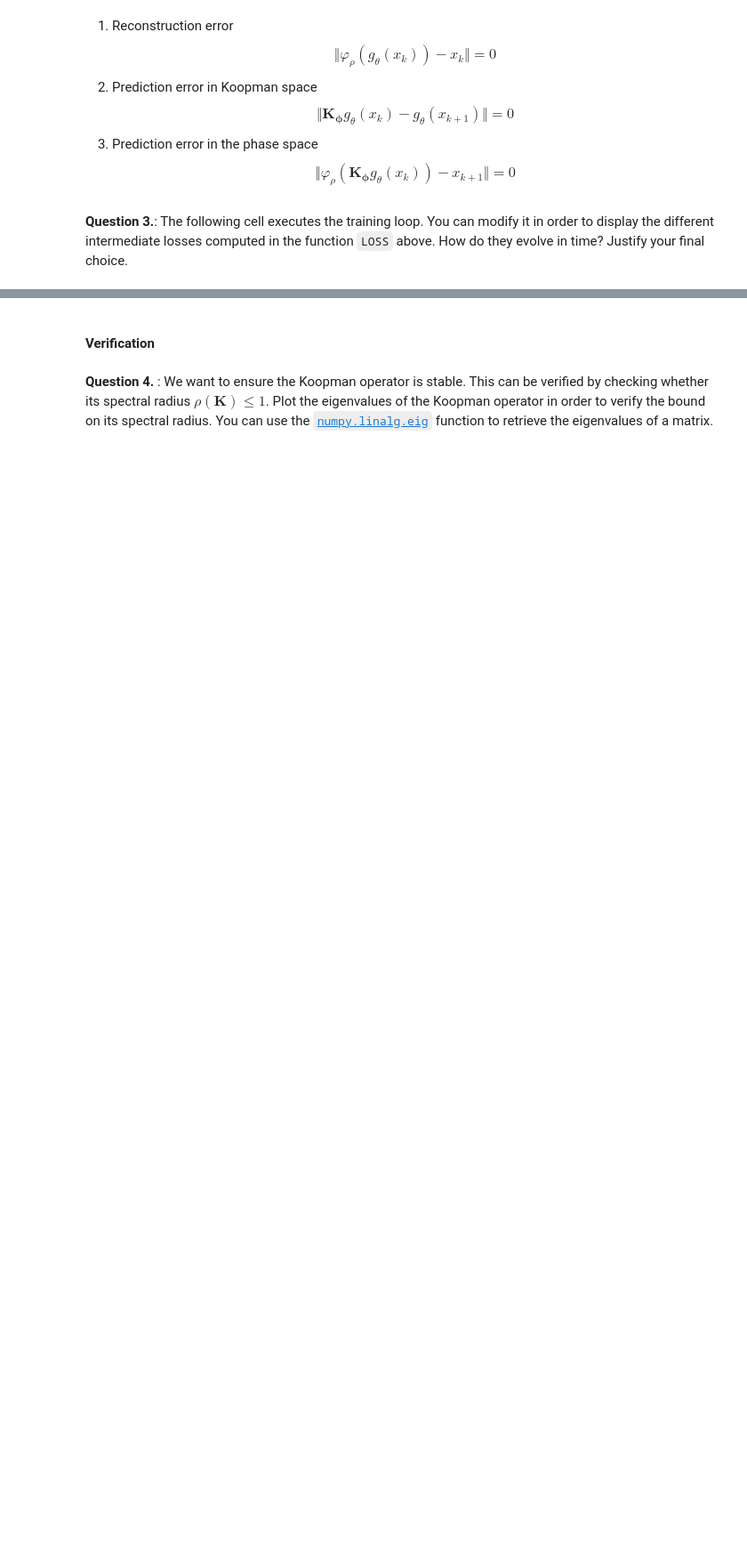
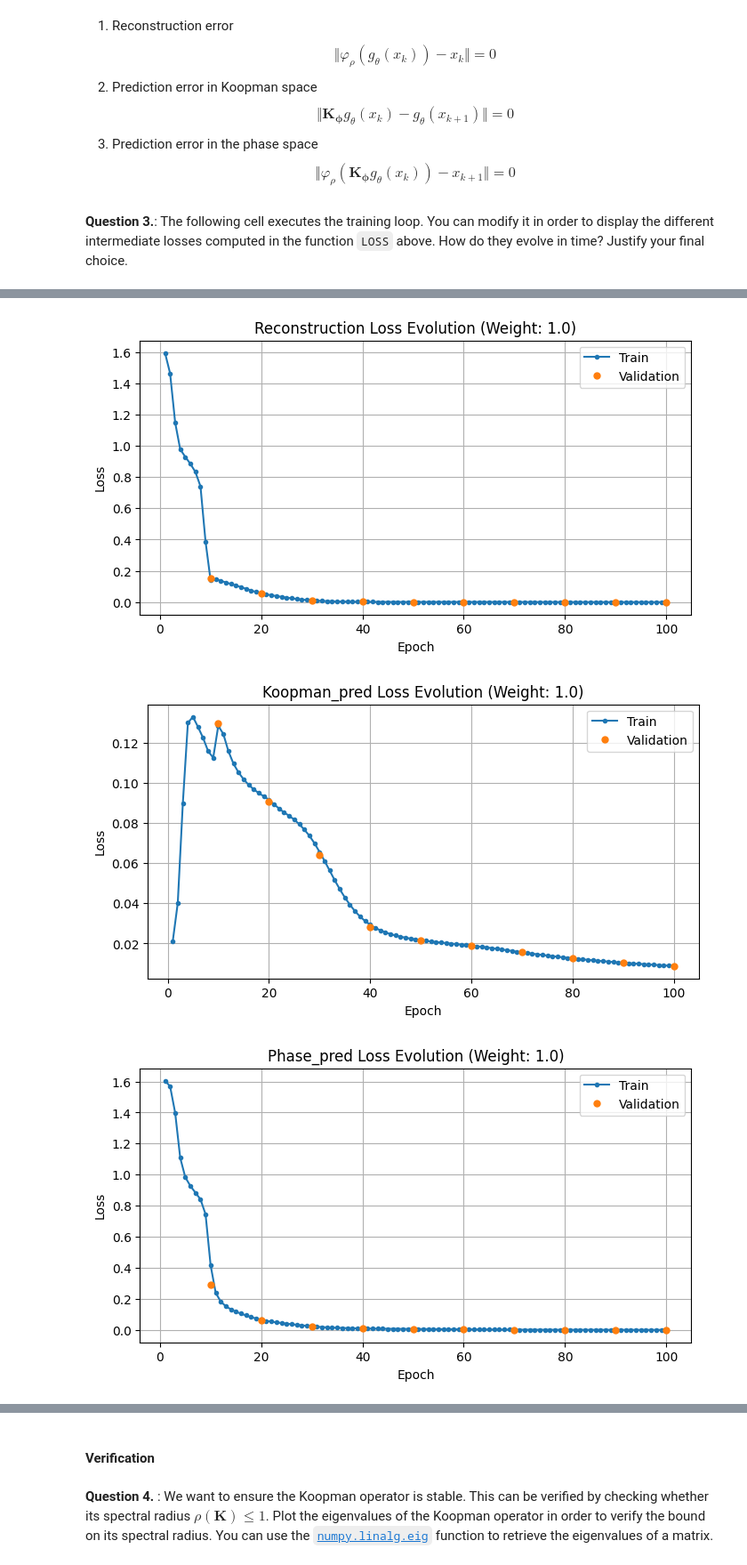
Before and after one commit to HalvardBariller/practical-deep-learning, a Jupyter notebook: 4_DynamicalSystems/TP5_dynamics.ipynb, the cells around one changed output, grey strips where cells are left out. Shown at 89% size. Drawn from its saved outputs; the diff is of its cells as text; code cells hidden in the pictures; blank space fills up the shorter version.

```diff
--- a/4_DynamicalSystems/TP5_dynamics.ipynb
+++ b/4_DynamicalSystems/TP5_dynamics.ipynb
@@ -426,0 +433,35 @@ for epoch in range(n_epoch):
+# %%
+def plot_loss_evolution(train_losses, val_losses, loss_name, n_epochs, n_epochs_for_eval, weight):
+    epochs_train = range(1, n_epochs + 1)
+    epochs_val = range(n_epochs_for_eval, n_epochs + 1, n_epochs_for_eval)
+
+    plt.figure(figsize=(8, 4))
+    plt.plot(epochs_train, train_losses[loss_name], label='Train', marker='.', linestyle='-')
+    plt.plot(epochs_val, val_losses[loss_name], label='Validation', marker='o', linestyle='None')
+    plt.title(f'{loss_name.capitalize()} Loss Evolution (Weight: {weight})')
+    plt.xlabel('Epoch')
+    plt.ylabel('Loss')
+    plt.legend()
+    plt.grid(True)
+    plt.show()
+
+def plot_combined_losses_with_total(train_losses, val_losses, n_epochs_for_eval, n_epochs, weights):
+    for loss_name, weight in weights.items():
+        if loss_name in train_losses:
+            plot_loss_evolution(train_losses, val_losses, loss_name, n_epochs, n_epochs_for_eval, weight)
+
+    epochs_train = range(1, n_epochs + 1)
+    epochs_val = range(n_epochs_for_eval, n_epochs + 1, n_epochs_for_eval)
+
+    total_train_loss = [sum(weights[loss_name] * train_losses[loss_name][i] for loss_name in weights if loss_name in train_losses) for i in range(n_epochs)]
+    total_val_loss = [sum(weights[loss_name] * val_losses[loss_name][i] for loss_name in weights if loss_name in val_losses) for i, _ in enumerate(epochs_val)]
+
+    plt.figure(figsize=(8, 4))
+    plt.plot(epochs_train, total_train_loss, label='Train Total Loss', marker='.', linestyle='-', linewidth=1.5)
+    plt.plot(epochs_val, total_val_loss, label='Validation Total Loss', marker='o', linestyle='None', markersize=5)
+    plt.title('Total Weighted Loss Evolution')
+    plt.xlabel('Epoch')
+    plt.ylabel('Total Loss')
+    plt.legend()
+    plt.grid(True)
+    plt.show()
@@ -426,0 +535,3 @@ for epoch in range(n_epoch):
+# %%
+train_and_evaluate()
+# %% [output]
@@ -426,0 +548,3 @@ for epoch in range(n_epoch):
+[figure, added]
+[figure, added]
+[figure, added]
```
Also changed, not shown: parts of 19 cells of this notebook.
